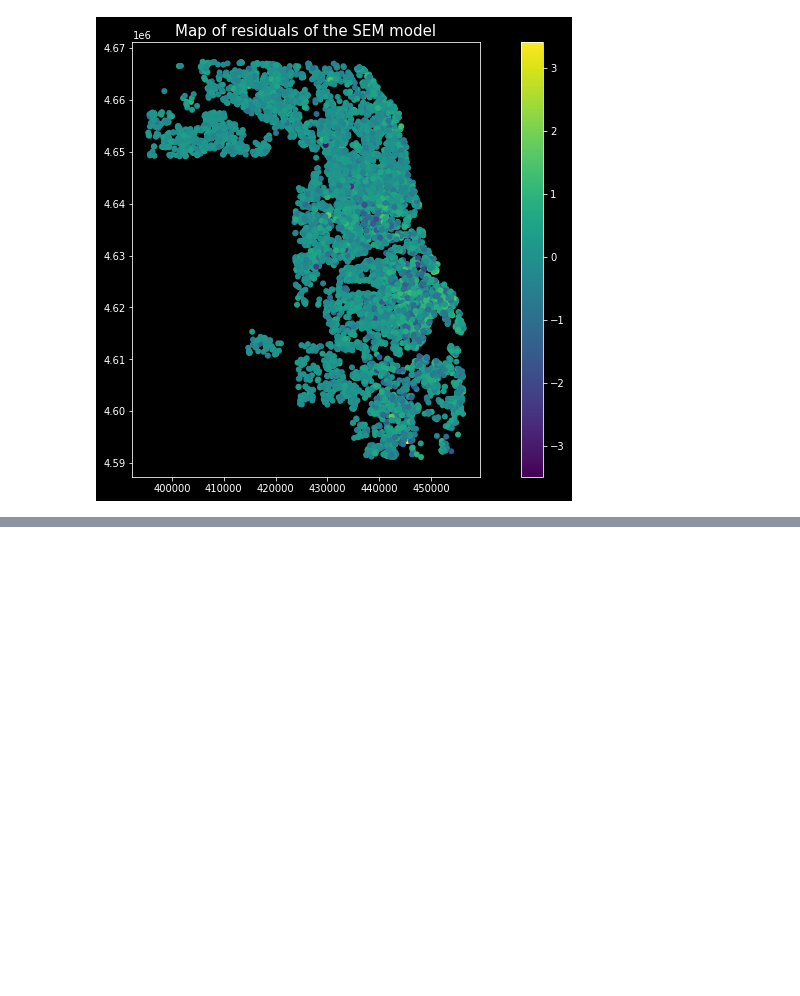
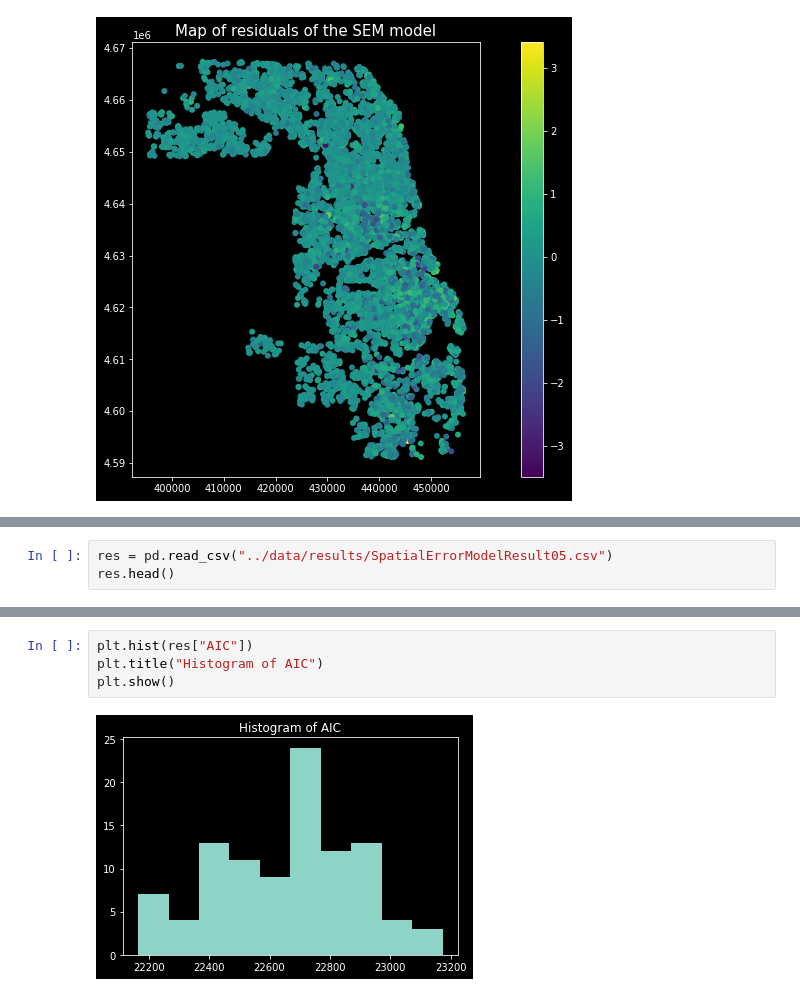
Before and after one commit to alexandermichels/ChicagoHousingModels, a Jupyter notebook: notebooks/SpatialErrorModel.ipynb, the cells around one changed output, grey strips where cells are left out. Drawn from its saved outputs; the diff is of its cells as text; blank space fills up the shorter version.

```diff
--- a/notebooks/SpatialErrorModel.ipynb
+++ b/notebooks/SpatialErrorModel.ipynb
@@ -132,0 +146,3 @@ plt.show()
+# %%
+res = pd.read_csv("../data/results/SpatialErrorModelResult05.csv")
+res.head()
@@ -132,0 +157,6 @@ plt.show()
+# %%
+plt.hist(res["AIC"])
+plt.title("Histogram of AIC")
+plt.show()
+# %% [output]
+[figure, added]
```
Also changed, not shown: parts of 15 cells of this notebook, 20 other files.
